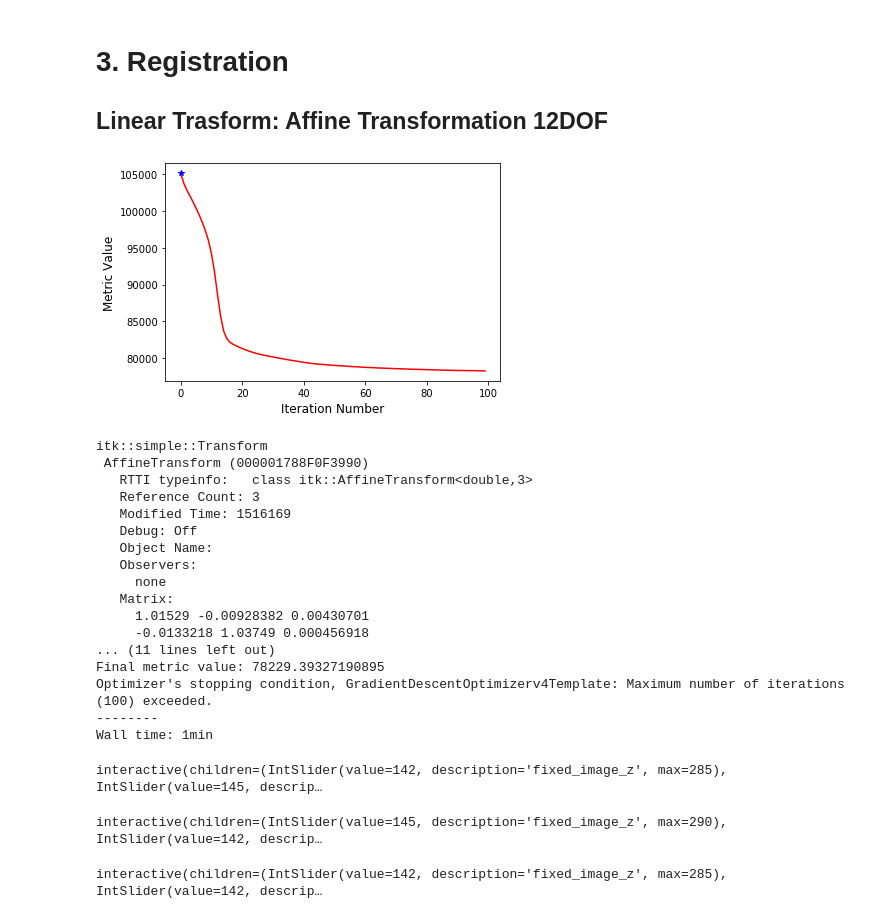
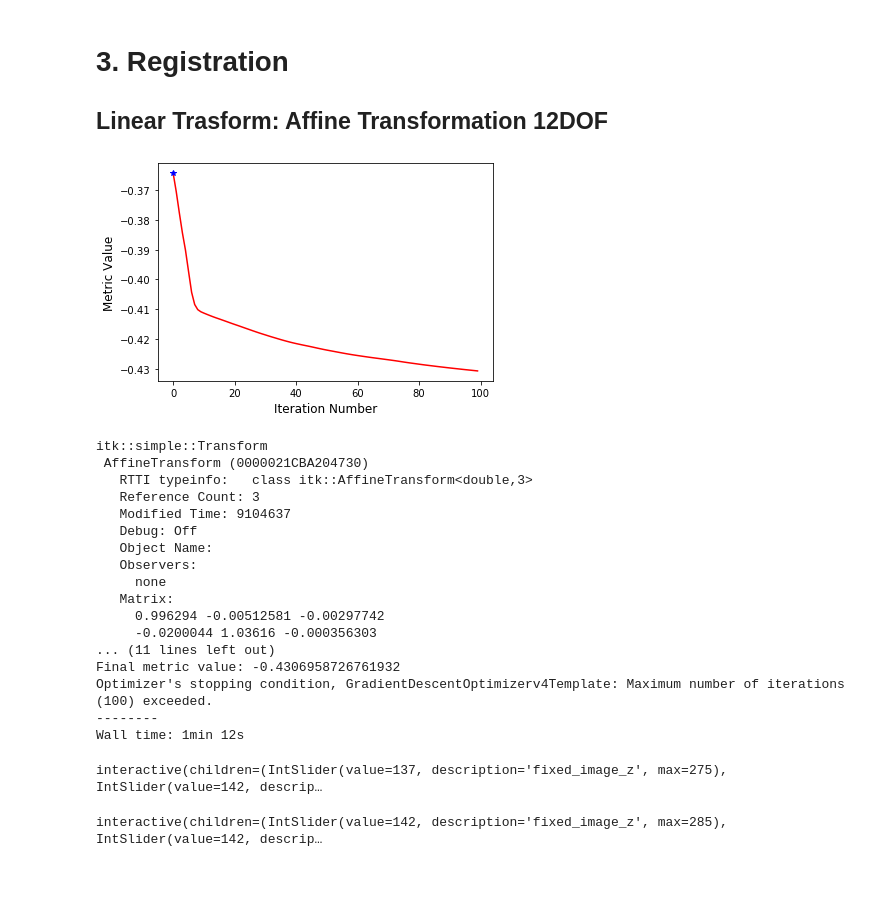
Before and after one commit to KenzaB27/segmentation-of-pelvic-bone, a Jupyter notebook: src/experiments.ipynb, the cells around one changed output. Saved outputs shown, nothing was run; the diff lists cells and outputs as text; code cells hidden in the pictures; blank space fills up the shorter version.

```diff
--- a/src/experiments.ipynb
+++ b/src/experiments.ipynb
@@ -59,44 +65,39 @@ interactive(children=(IntSlider(value=142, description='image_z', max=285), Floa
 # %% [markdown]
 # 3. Registration
 ## Linear Trasform: Affine Transformation 12DOF
+# %%
+im_ref_filename = COMMON_PATH + '40_image.nii.gz'
+im_mov_filename = GROUP_PATH + '59_image.nii.gz'
 # %%
 %%time
 importlib.reload(reg)
-lin_trf = reg.LinearTransform(im_ref_filename=COMMON_PATH + '40_image.nii.gz',im_mov_filename=COMMON_PATH + '42_image.nii.gz')
-mask_of_interest = lin_trf.create_mask_of_interest(mask_name=COMMON_PATH + '41_mask.nii.gz', labels=[1,3], verbose=False)
-# lin_xfm = lin_trf.est_transf(fix_img_mask=mask_of_interest)
-lin_xfm = lin_trf.est_transf(metric="SSD")
+lin_trf = reg.LinearTransform(im_ref_filename=im_ref_filename,im_mov_filename=im_mov_filename)
+lin_xfm = lin_trf.est_transf(metric="MI")
 # %% [output]
-[figure, old version]
+[figure, new version]
 itk::simple::Transform
- AffineTransform (000001788F0F3990)
+ AffineTransform (0000021CBA204730)
    RTTI typeinfo:   class itk::AffineTransform<double,3>
    Reference Count: 3
-   Modified Time: 1516169
+   Modified Time: 9104637
    Debug: Off
    Object Name:
    Observers:
      none
    Matrix:
-     1.01529 -0.00928382 0.00430701
-     -0.0133218 1.03749 0.000456918
+     0.996294 -0.00512581 -0.00297742
+     -0.0200044 1.03616 -0.000356303
 ... (11 lines left out)
-Final metric value: 78229.39327190895
+Final metric value: -0.4306958726761932
 Optimizer's stopping condition, GradientDescentOptimizerv4Template: Maximum number of iterations (100) exceeded.
 --------
-Wall time: 1min
+Wall time: 1min 12s
-# %%
-moving_image = lin_trf.im_mov
-fixed_image = lin_trf.im_ref
-interact(ut.display_images, fixed_image_z=(0,fixed_image.GetSize()[2]-1), moving_image_z=(0,moving_image.GetSize()[2]-1), fixed_npa = fixed(sitk.GetArrayViewFromImage(fixed_image)), moving_npa=fixed(sitk.GetArrayViewFromImage(moving_image)));
-# %% [output]
-interactive(children=(IntSlider(value=142, description='fixed_image_z', max=285), IntSlider(value=145, descrip…
 # %%
 moving_image = lin_trf.apply_transf(lin_xfm)
 fixed_image = lin_trf.im_mov
 interact(ut.display_images, fixed_image_z=(0,fixed_image.GetSize()[2]-1), moving_image_z=(0,moving_image.GetSize()[2]-1), fixed_npa = fixed(sitk.GetArrayViewFromImage(fixed_image)), moving_npa=fixed(sitk.GetArrayViewFromImage(moving_image)));
 # %% [output]
-interactive(children=(IntSlider(value=145, description='fixed_image_z', max=290), IntSlider(value=142, descrip…
+interactive(children=(IntSlider(value=137, description='fixed_image_z', max=275), IntSlider(value=142, descrip…
 # %%
 fixed_image = lin_trf.im_ref
 moving_image = lin_trf.apply_transf(lin_xfm)
```
Also changed, not shown: parts of 13 cells of this notebook, 2 other files.
